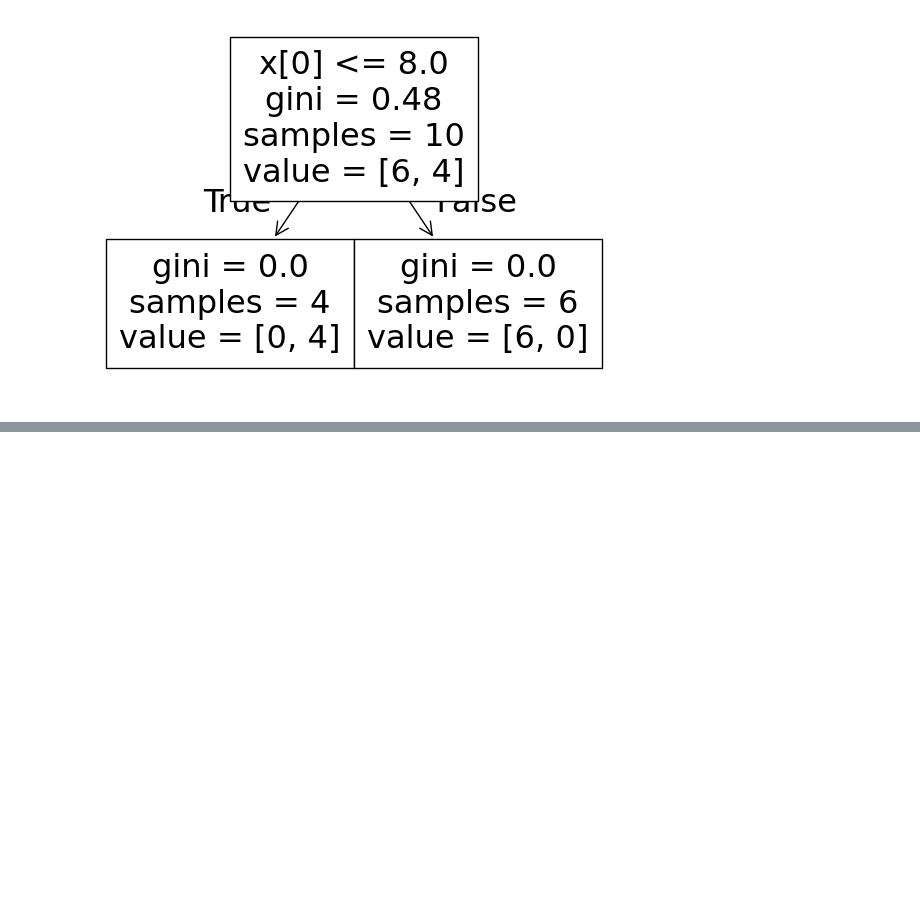
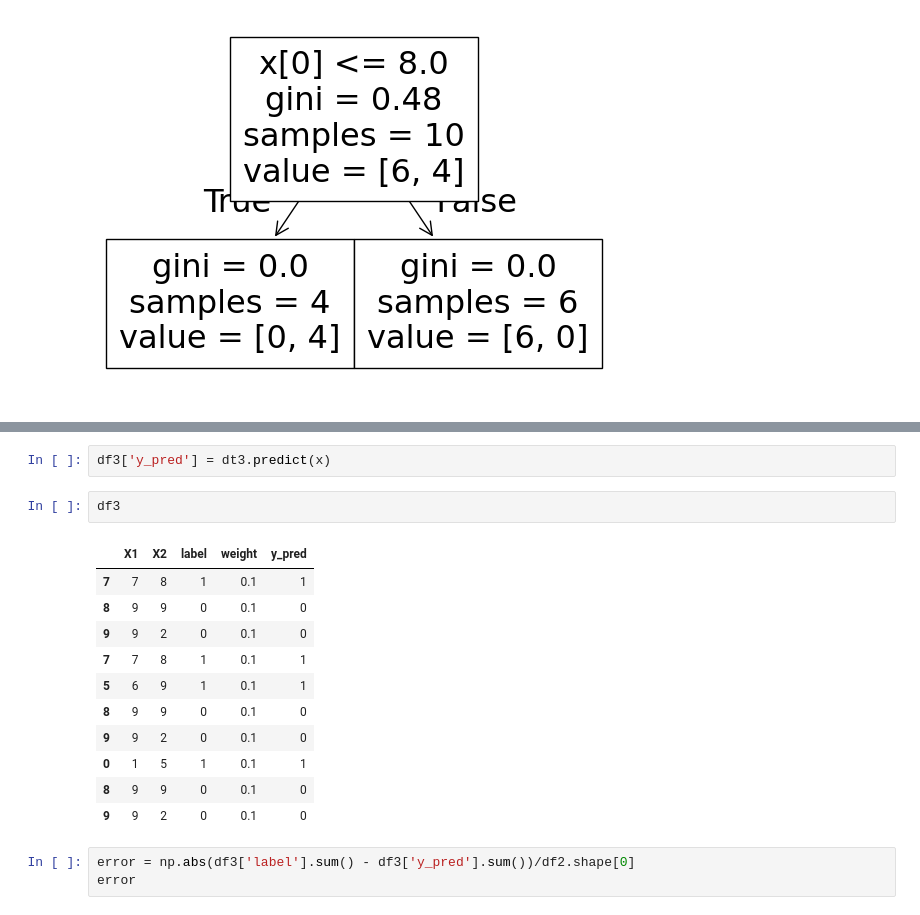
Before and after one commit to Khushi130404/Ensemble-Learning, a Jupyter notebook: AdaBoost/my_adaboost.ipynb, the cells around one changed output, grey strips where cells are left out. Saved outputs shown, nothing was run; the diff lists cells and outputs as text; blank space fills up the shorter version.

Commit message:
dt3_predict

```diff
--- a/AdaBoost/my_adaboost.ipynb
+++ b/AdaBoost/my_adaboost.ipynb
@@ -345,0 +351,19 @@ plot_tree(dt3)
+# %%
+df3['y_pred'] = dt3.predict(x)
+# %%
+df3
+# %% [output]
+|  | X1 | X2 | label | weight | y_pred |
+| 7 | 7 | 8 | 1 | 0.1 | 1 |
+| 8 | 9 | 9 | 0 | 0.1 | 0 |
+| 9 | 9 | 2 | 0 | 0.1 | 0 |
+| 7 | 7 | 8 | 1 | 0.1 | 1 |
+| 5 | 6 | 9 | 1 | 0.1 | 1 |
+| 8 | 9 | 9 | 0 | 0.1 | 0 |
+| 9 | 9 | 2 | 0 | 0.1 | 0 |
+| 0 | 1 | 5 | 1 | 0.1 | 1 |
+| 8 | 9 | 9 | 0 | 0.1 | 0 |
+| 9 | 9 | 2 | 0 | 0.1 | 0 |
+# %%
+error = np.abs(df3['label'].sum() - df3['y_pred'].sum())/df2.shape[0]
+error
```
Also changed, not shown: parts of 1 cell of this notebook.
